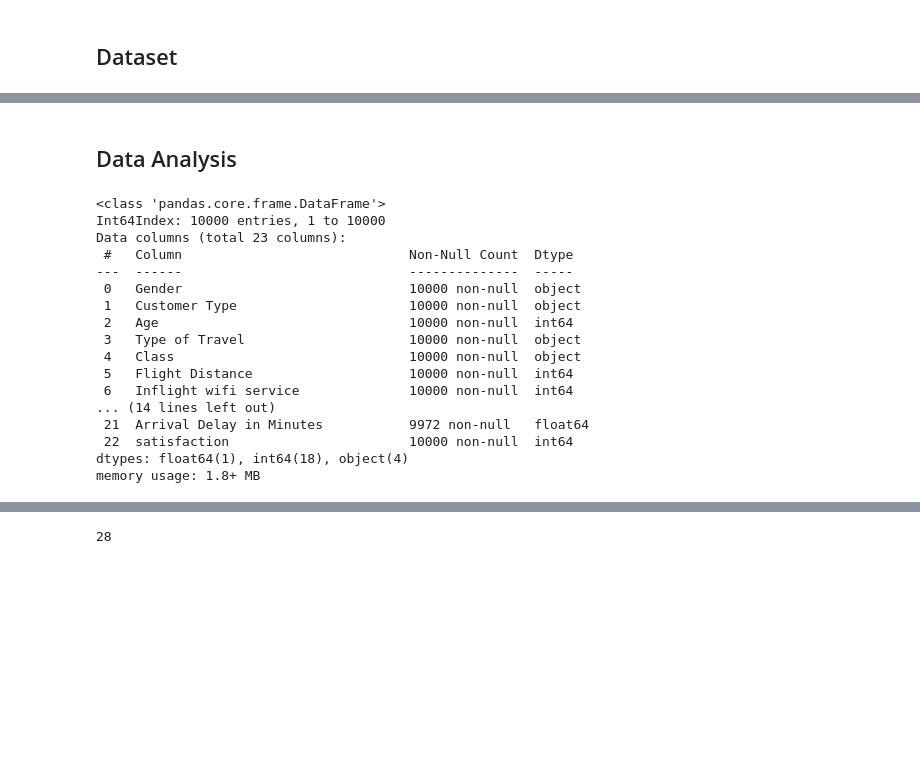
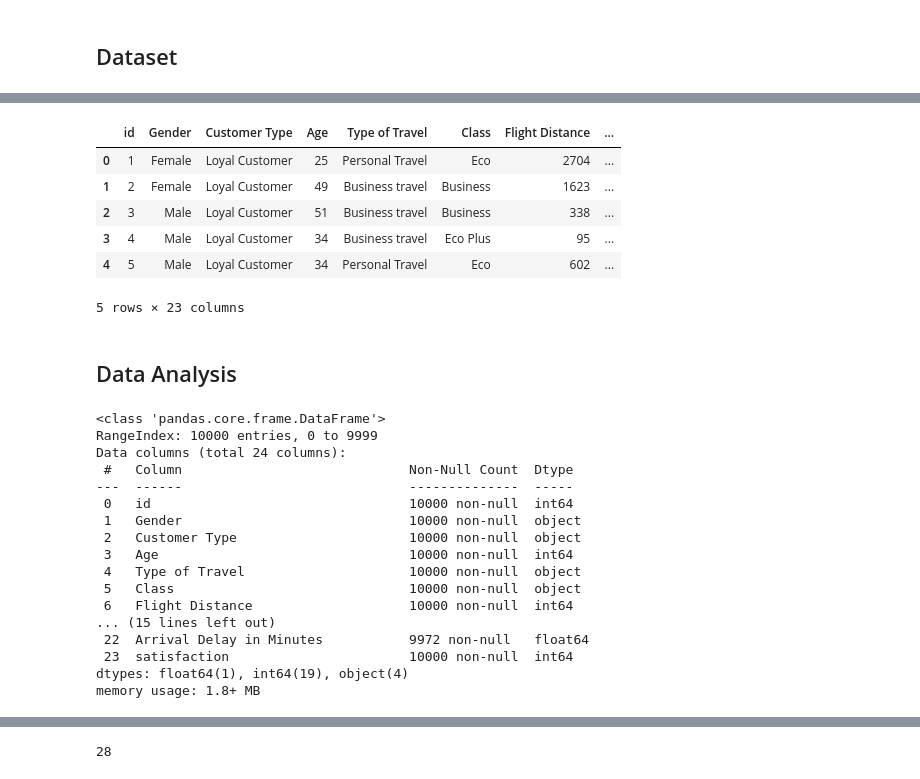
Before and after one commit to azizbekb/Portfolio, a Jupyter notebook: predicting-airline-passenger-satisfaction.ipynb, the cells around one changed output, grey strips where cells are left out. Drawn from its saved outputs; the diff is of its cells as text; code cells hidden in the pictures; blank space fills up the shorter version.

```diff
--- a/predicting-airline-passenger-satisfaction.ipynb
+++ b/predicting-airline-passenger-satisfaction.ipynb
@@ -52,22 +53,32 @@ df.head()
+# %%
+test.head()
+# %% [output]
+|  | id | Gender | Customer Type | Age | Type of Travel | Class | Flight Distance | ... |
+| 0 | 1 | Female | Loyal Customer | 25 | Personal Travel | Eco | 2704 | ... |
+| 1 | 2 | Female | Loyal Customer | 49 | Business travel | Business | 1623 | ... |
+| 2 | 3 | Male | Loyal Customer | 51 | Business travel | Business | 338 | ... |
+| 3 | 4 | Male | Loyal Customer | 34 | Business travel | Eco Plus | 95 | ... |
+| 4 | 5 | Male | Loyal Customer | 34 | Personal Travel | Eco | 602 | ... |
+5 rows × 23 columns
 # %% [markdown]
 ## Data Analysis
 # %%
-df.info()
+train.info()
 # %% [output]
 <class 'pandas.core.frame.DataFrame'>
-Int64Index: 10000 entries, 1 to 10000
-Data columns (total 23 columns):
+RangeIndex: 10000 entries, 0 to 9999
+Data columns (total 24 columns):
  #   Column                             Non-Null Count  Dtype
 ---  ------                             --------------  -----
- 0   Gender                             10000 non-null  object
- 1   Customer Type                      10000 non-null  object
- 2   Age                                10000 non-null  int64
- 3   Type of Travel                     10000 non-null  object
- 4   Class                              10000 non-null  object
- 5   Flight Distance                    10000 non-null  int64
- 6   Inflight wifi service              10000 non-null  int64
-... (14 lines left out)
- 21  Arrival Delay in Minutes           9972 non-null   float64
- 22  satisfaction                       10000 non-null  int64
-dtypes: float64(1), int64(18), object(4)
+ 0   id                                 10000 non-null  int64
+ 1   Gender                             10000 non-null  object
+ 2   Customer Type                      10000 non-null  object
+ 3   Age                                10000 non-null  int64
+ 4   Type of Travel                     10000 non-null  object
+ 5   Class                              10000 non-null  object
+ 6   Flight Distance                    10000 non-null  int64
+... (15 lines left out)
+ 22  Arrival Delay in Minutes           9972 non-null   float64
+ 23  satisfaction                       10000 non-null  int64
+dtypes: float64(1), int64(19), object(4)
 memory usage: 1.8+ MB
```
Also changed, not shown: parts of 16 cells of this notebook.
